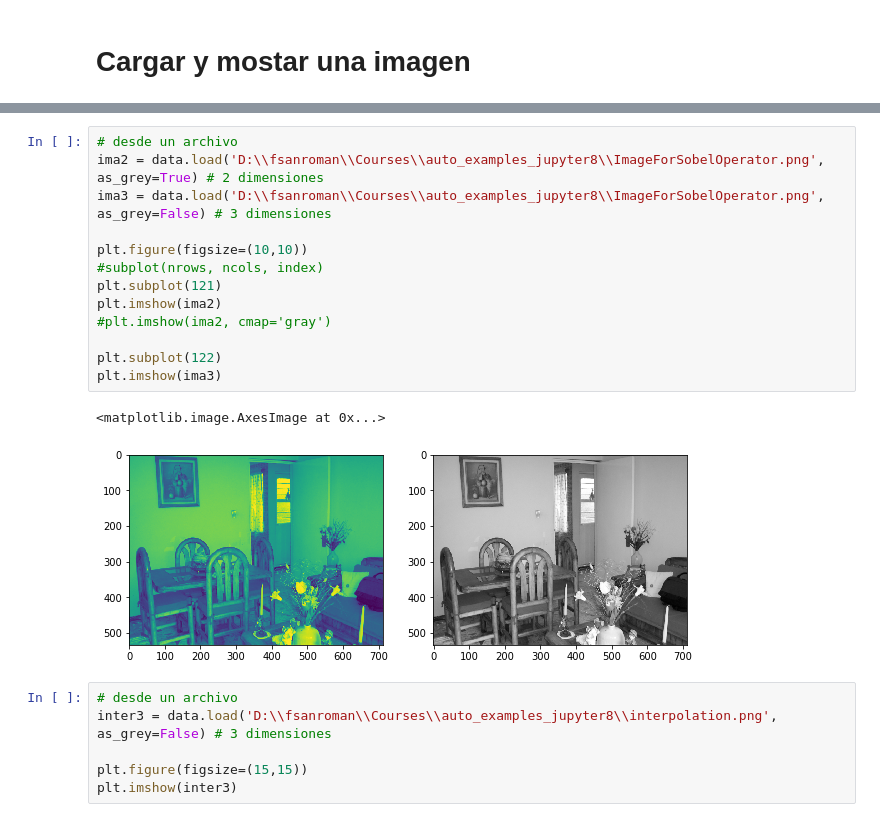
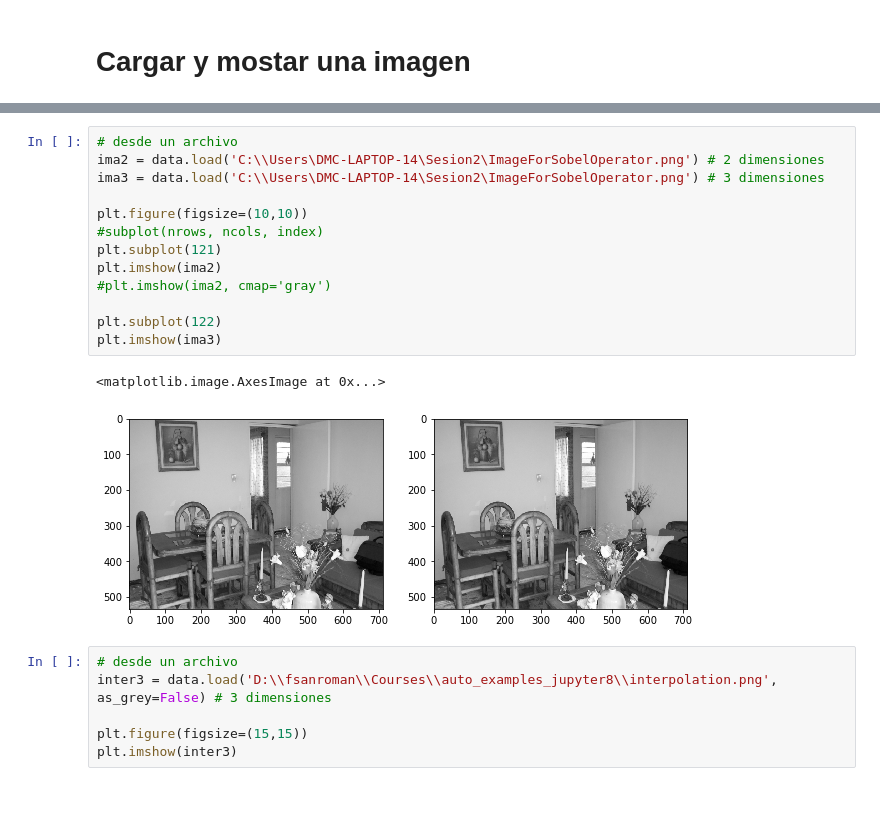
Before and after one commit to yamilia/BigDataNotebooks, a Jupyter notebook: Ejercicios Imágenes - python.ipynb, the cells around one changed output, grey strips where cells are left out. Drawn from its saved outputs; the diff is of its cells as text.

```diff
--- a/Ejercicios Imágenes - python.ipynb
+++ b/Ejercicios Imágenes - python.ipynb
@@ -56,19 +86,19 @@ plt.show()
 # %%
 # desde un archivo
-ima2 = data.load('D:\\fsanroman\\Courses\\auto_examples_jupyter8\\ImageForSobelOperator.png', as_grey=True) # 2 dimensiones
-ima3 = data.load('D:\\fsanroman\\Courses\\auto_examples_jupyter8\\ImageForSobelOperator.png', as_grey=False) # 3 dimensiones
+ima2 = data.load('C:\\Users\DMC-LAPTOP-14\Sesion2\ImageForSobelOperator.png') # 2 dimensiones
+ima3 = data.load('C:\\Users\DMC-LAPTOP-14\Sesion2\ImageForSobelOperator.png') # 3 dimensiones
 
 plt.figure(figsize=(10,10))
 #subplot(nrows, ncols, index)
 plt.subplot(121)
 plt.imshow(ima2)
 #plt.imshow(ima2, cmap='gray')
 
 plt.subplot(122)
 plt.imshow(ima3)
 # %% [output]
 <matplotlib.image.AxesImage at 0x...>
-[figure, old version]
+[figure, new version]
 # %%
 # desde un archivo
 inter3 = data.load('D:\\fsanroman\\Courses\\auto_examples_jupyter8\\interpolation.png', as_grey=False) # 3 dimensiones
```
Also changed, not shown: parts of 3 cells of this notebook.
